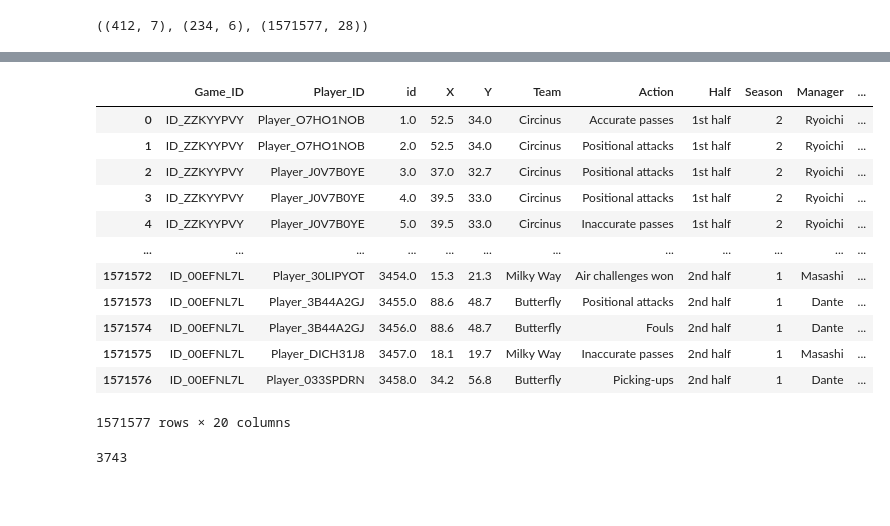
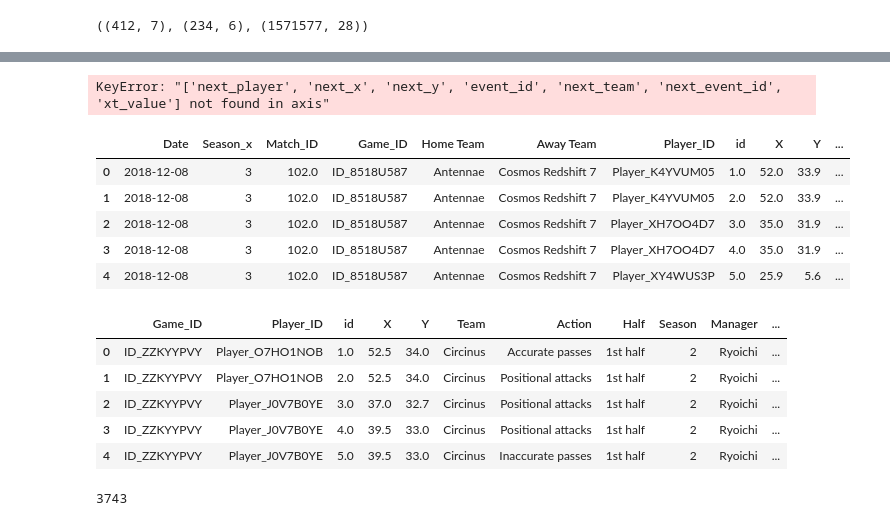
Before and after one commit to The-DigitalAcademy/Precious_Laduma_Score_Predictions, a Jupyter notebook: Laduma_Score_Predictions.ipynb, the cells around one changed output, grey strips where cells are left out. Cells and saved outputs as stored; diff of their text form; code cells hidden in the pictures; blank space fills up the shorter version.

```diff
--- a/Laduma_Score_Predictions.ipynb
+++ b/Laduma_Score_Predictions.ipynb
@@ -128,19 +153,28 @@ Train_game.drop(columns=columns_to_drop, inplace=True)
+# %%
+#Dropping columns
+columns_to_drop = ["next_player", "next_x","next_y","event_id","next_team","next_event_id","xt_value"]
+
+Test_game.drop(columns=columns_to_drop, inplace=True)
+# %% [output]
+KeyError: "['next_player', 'next_x', 'next_y', 'event_id', 'next_team', 'next_event_id', 'xt_value'] not found in axis"
+# %%
+merged_test.head()
+# %% [output]
+|  | Date | Season_x | Match_ID | Game_ID | Home Team | Away Team | Player_ID | id | X | Y | ... |
+| 0 | 2018-12-08 | 3 | 102.0 | ID_8518U587 | Antennae | Cosmos Redshift 7 | Player_K4YVUM05 | 1.0 | 52.0 | 33.9 | ... |
+| 1 | 2018-12-08 | 3 | 102.0 | ID_8518U587 | Antennae | Cosmos Redshift 7 | Player_K4YVUM05 | 2.0 | 52.0 | 33.9 | ... |
+| 2 | 2018-12-08 | 3 | 102.0 | ID_8518U587 | Antennae | Cosmos Redshift 7 | Player_XH7OO4D7 | 3.0 | 35.0 | 31.9 | ... |
+| 3 | 2018-12-08 | 3 | 102.0 | ID_8518U587 | Antennae | Cosmos Redshift 7 | Player_XH7OO4D7 | 4.0 | 35.0 | 31.9 | ... |
+| 4 | 2018-12-08 | 3 | 102.0 | ID_8518U587 | Antennae | Cosmos Redshift 7 | Player_XY4WUS3P | 5.0 | 25.9 | 5.6 | ... |
 # %%
-Train_game
+Train_game.head()
 # %% [output]
 |  | Game_ID | Player_ID | id | X | Y | Team | Action | Half | Season | Manager | ... |
 | 0 | ID_ZZKYYPVY | Player_O7HO1NOB | 1.0 | 52.5 | 34.0 | Circinus | Accurate passes | 1st half | 2 | Ryoichi | ... |
 | 1 | ID_ZZKYYPVY | Player_O7HO1NOB | 2.0 | 52.5 | 34.0 | Circinus | Positional attacks | 1st half | 2 | Ryoichi | ... |
 | 2 | ID_ZZKYYPVY | Player_J0V7B0YE | 3.0 | 37.0 | 32.7 | Circinus | Positional attacks | 1st half | 2 | Ryoichi | ... |
 | 3 | ID_ZZKYYPVY | Player_J0V7B0YE | 4.0 | 39.5 | 33.0 | Circinus | Positional attacks | 1st half | 2 | Ryoichi | ... |
 | 4 | ID_ZZKYYPVY | Player_J0V7B0YE | 5.0 | 39.5 | 33.0 | Circinus | Inaccurate passes | 1st half | 2 | Ryoichi | ... |
-| ... | ... | ... | ... | ... | ... | ... | ... | ... | ... | ... | ... |
-| 1571572 | ID_00EFNL7L | Player_30LIPYOT | 3454.0 | 15.3 | 21.3 | Milky Way | Air challenges won | 2nd half | 1 | Masashi | ... |
-| 1571573 | ID_00EFNL7L | Player_3B44A2GJ | 3455.0 | 88.6 | 48.7 | Butterfly | Positional attacks | 2nd half | 1 | Dante | ... |
-| 1571574 | ID_00EFNL7L | Player_3B44A2GJ | 3456.0 | 88.6 | 48.7 | Butterfly | Fouls | 2nd half | 1 | Dante | ... |
-| 1571575 | ID_00EFNL7L | Player_DICH31J8 | 3457.0 | 18.1 | 19.7 | Milky Way | Inaccurate passes | 2nd half | 1 | Masashi | ... |
-| 1571576 | ID_00EFNL7L | Player_033SPDRN | 3458.0 | 34.2 | 56.8 | Butterfly | Picking-ups | 2nd half | 1 | Dante | ... |
-1571577 rows × 20 columns
 # %%
 #Merging tables
 merged_train = pd.merge(Train, Train_game, on='Game_ID')
```
Also changed, not shown: parts of 21 cells of this notebook.
